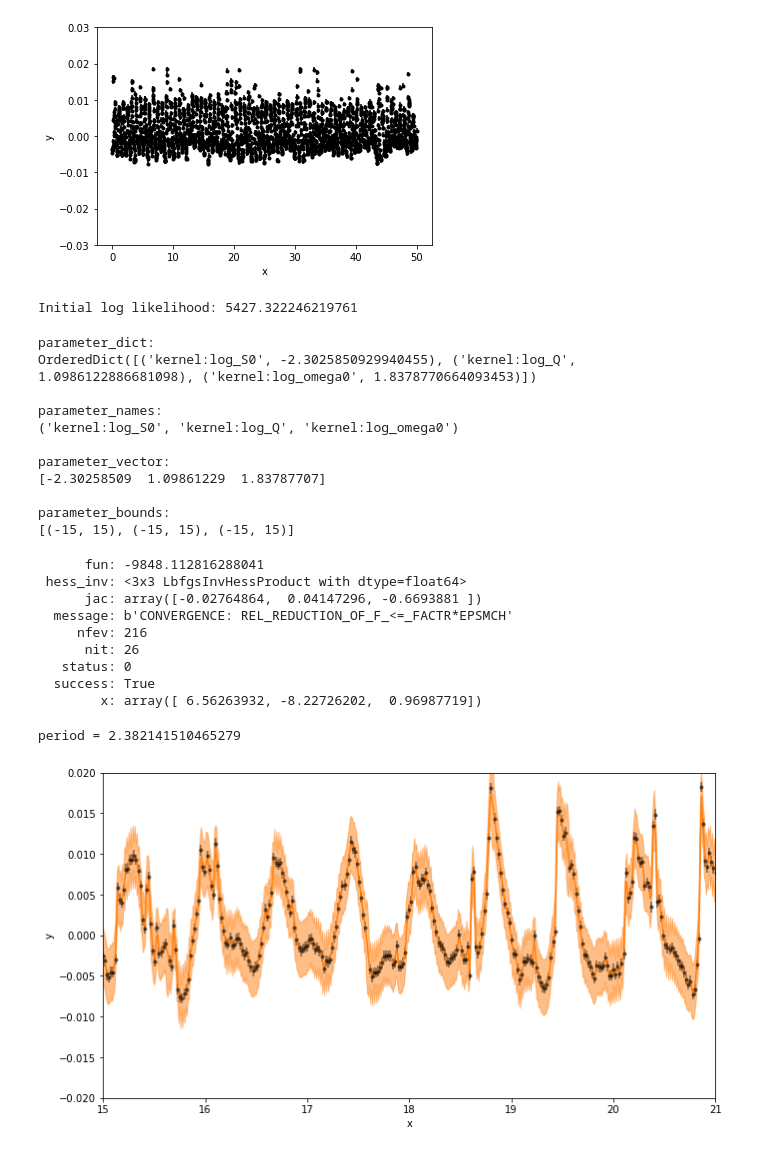
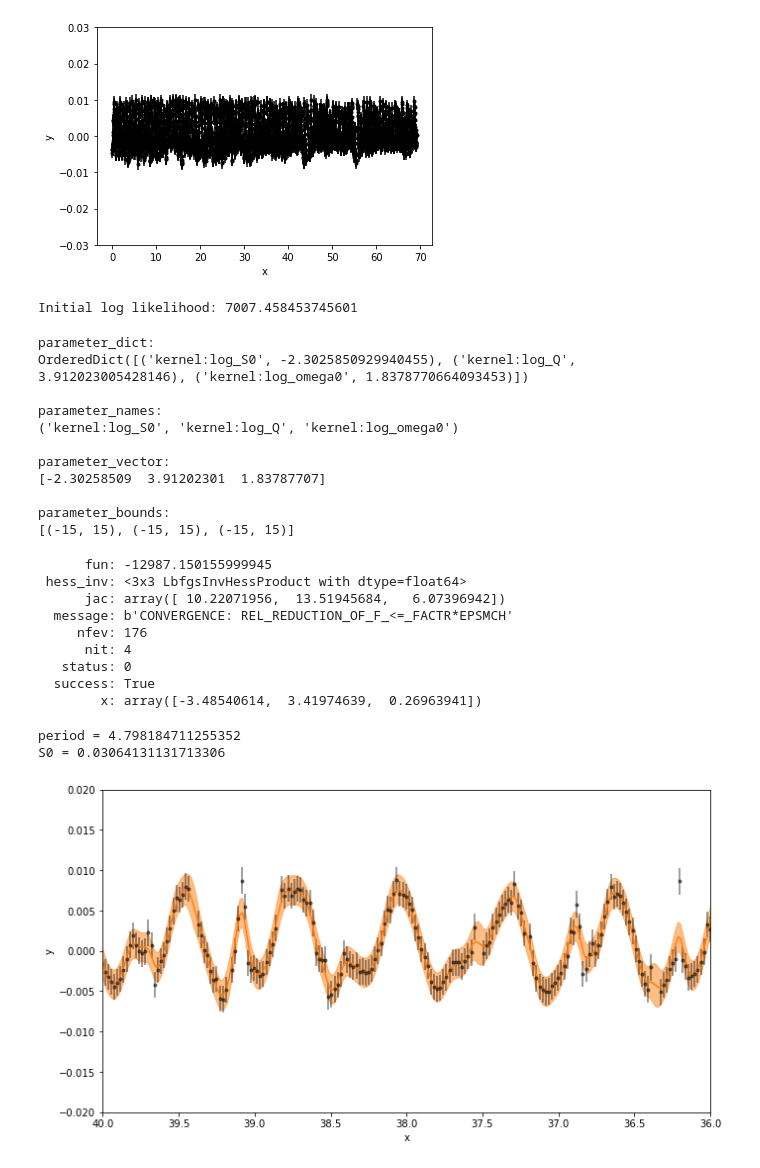
Before and after one commit to mrtommyb/mdwarf-rotation, a Jupyter notebook: code/mdwarfs-celerite.ipynb, the cells around one changed output. Drawn from its saved outputs; the diff is of its cells as text; code cells hidden in the pictures.

```diff
--- a/code/mdwarfs-celerite.ipynb
+++ b/code/mdwarfs-celerite.ipynb
@@ -14,10 +14,10 @@ fns = glob.glob('../data/*.csv')
 fn = fns[0]
 df = read_file(fn)
 # %%
-mask = (df.time < 50) & np.abs(df.flux < 0.02) & np.isfinite(df.flux)
+mask = (df.time < 75) & np.abs(df.flux < 0.01) & np.isfinite(df.flux)
 t = df.loc[mask, 'time']
 y = df.loc[mask, 'flux']
-yerr = df.loc[mask, 'ferr'] *2
+yerr = df.loc[mask, 'ferr'] *5
 
 # plt.plot(t, yerr, "k", lw=1.5, alpha=0.3)
 plt.errorbar(t, y, yerr=yerr, fmt=".k", capsize=0)
@@ -26,7 +26,7 @@ plt.ylabel("y")
 # plt.xlim(0, 10)
 plt.ylim(-0.03, 0.03);
 # %% [output]
-[figure, old version]
+[figure, new version]
 # %%
 # # A non-periodic component
 # Q = 1.0 / np.sqrt(2.0)
@@ -45,17 +45,18 @@ bounds = dict(log_S0=(-15, 15), log_Q=(-15, 15), log_omega0=(-15, 15))
 #                         bounds=bounds)
 
 # A periodic component
-Q = 3
-w0 = np.pi * 2
+Q = 50
+w0 = np.pi *2
 S0 = 0.1
 kernel = terms.SHOTerm(log_S0=np.log(S0), log_Q=np.log(Q), log_omega0=np.log(w0),
                         bounds=bounds)
+# kernel.freeze_parameter("log_Q")  # We don't want to fit for "Q" in this term
 # %%
 gp = celerite.GP(kernel, mean=np.mean(y))
 gp.compute(t, yerr)  # You always need to call compute once.
 print("Initial log likelihood: {0}".format(gp.log_likelihood(y)))
 # %% [output]
-Initial log likelihood: 5427.322246219761
+Initial log likelihood: 7007.458453745601
 # %%
 print("parameter_dict:\n{0}\n".format(gp.get_parameter_dict()))
 print("parameter_names:\n{0}\n".format(gp.get_parameter_names()))
@@ -63,13 +64,13 @@ print("parameter_vector:\n{0}\n".format(gp.get_parameter_vector()))
 print("parameter_bounds:\n{0}\n".format(gp.get_parameter_bounds()))
 # %% [output]
 parameter_dict:
-OrderedDict([('kernel:log_S0', -2.3025850929940455), ('kernel:log_Q', 1.0986122886681098), ('kernel:log_omega0', 1.8378770664093453)])
+OrderedDict([('kernel:log_S0', -2.3025850929940455), ('kernel:log_Q', 3.912023005428146), ('kernel:log_omega0', 1.8378770664093453)])
 
 parameter_names:
 ('kernel:log_S0', 'kernel:log_Q', 'kernel:log_omega0')
 
 parameter_vector:
-[-2.30258509  1.09861229  1.83787707]
+[-2.30258509  3.91202301  1.83787707]
 
 parameter_bounds:
 [(-15, 15), (-15, 15), (-15, 15)]
@@ -87,38 +88,40 @@ r = minimize(neg_log_like, initial_params, method="L-BFGS-B", bounds=bounds, arg
 gp.set_parameter_vector(r.x)
 print(r)
 # %% [output]
-      fun: -9848.112816288041
+      fun: -12987.150155999945
  hess_inv: <3x3 LbfgsInvHessProduct with dtype=float64>
-      jac: array([-0.02764864,  0.04147296, -0.6693881 ])
+      jac: array([ 10.22071956,  13.51945684,   6.07396942])
   message: b'CONVERGENCE: REL_REDUCTION_OF_F_<=_FACTR*EPSMCH'
-     nfev: 216
-      nit: 26
+     nfev: 176
+      nit: 4
    status: 0
   success: True
-        x: array([ 6.56263932, -8.22726202,  0.96987719])
+        x: array([-3.48540614,  3.41974639,  0.26963941])
 # %%
 print('period = {}'.format((np.pi * 2) / np.exp(gp.get_parameter_dict()['kernel:log_omega0'])))
+print('S0 = {}'.format((np.exp(gp.get_parameter_dict()['kernel:log_S0']))))
 # %% [output]
-period = 2.382141510465279
+period = 4.798184711255352
+S0 = 0.03064131131713306
 # %%
-x = np.linspace(0, 50, 5000)
+x = np.linspace(0, 50, 3000)
 pred_mean, pred_var = gp.predict(y, x, return_var=True)
 pred_std = np.sqrt(pred_var)
 # %%
 fig, ax = plt.subplots(1,1,figsize=[11,6], )
 
 color = "#ff7f0e"
 # plt.plot(true_t, true_y, "k", lw=1.5, alpha=0.3)
 plt.errorbar(t, y, yerr=yerr, fmt=".k", capsize=0, alpha=0.5)
 plt.plot(x, pred_mean, color=color)
 plt.fill_between(x, pred_mean+(2*pred_std), pred_mean-(2*pred_std), color=color, alpha=0.5,
                  edgecolor="none")
 plt.xlabel("x")
 plt.ylabel("y")
-plt.xlim(15, 21)
+plt.xlim(40, 36)
 plt.ylim(-0.02, 0.02);
 # %% [output]
-[figure, old version]
+[figure, new version]
 # %%
 omega = np.exp(np.linspace(np.log(0.1), np.log(30), 5000))
 psd = gp.kernel.get_psd(omega)
```
Also changed, not shown: parts of 1 cell of this notebook.
